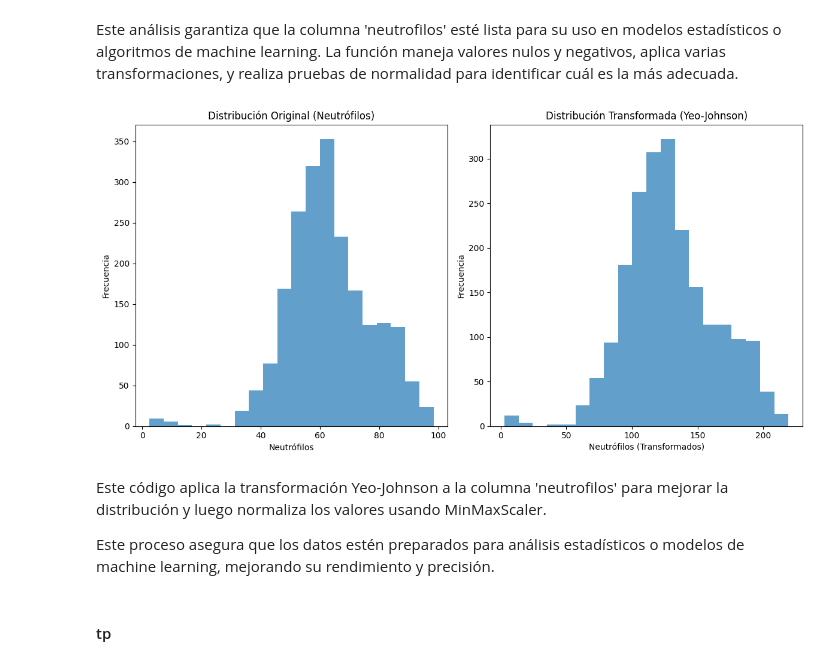
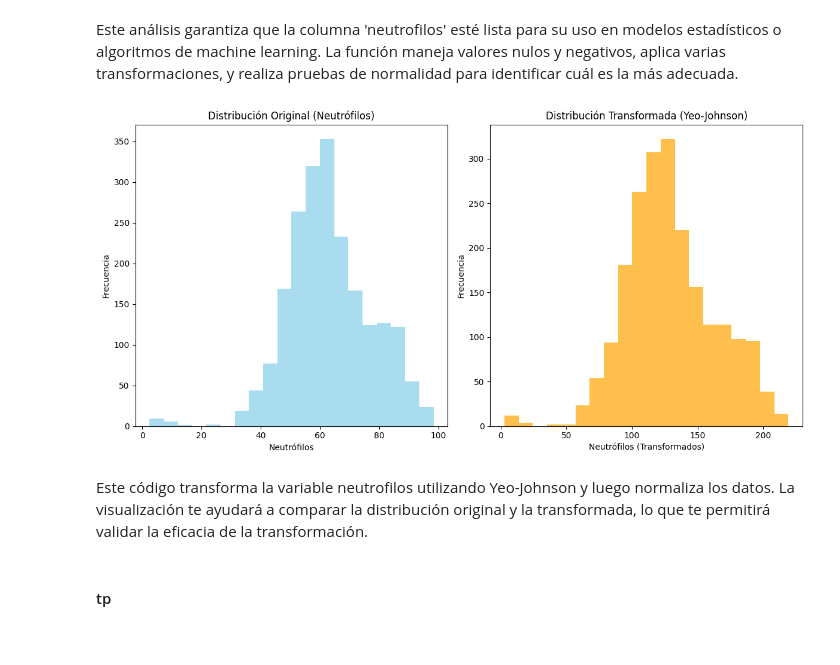
Before and after one commit to JuanMelendres/proyecto_integrador_equipo19, a Jupyter notebook: Avance2_19.ipynb, the cells around one changed output. Drawn from its saved outputs; the diff is of its cells as text; code cells hidden in the pictures.

```diff
--- a/Avance2_19.ipynb
+++ b/Avance2_19.ipynb
@@ -667,25 +856,30 @@ if (df["linfos"] <= 0).any():
     print("Ajustando valores negativos o nulos en 'linfos'.")
     df["linfos"] = df["linfos"] + abs(df["linfos"].min()) + 1
 
-# Aplicar la transformación de raíz cuadrada
-df["linfos_sr"] = np.sqrt(df["linfos"])
+# Inicializar el transformador Yeo-Johnson sin estandarización (standardize=False)
+transformer = PowerTransformer(method="yeo-johnson", standardize=False)
 
-# Normalizar los valores transformados
-scaler = MinMaxScaler(feature_range=(0, 1))
-df["linfos_sr_n"] = scaler.fit_transform(df[["linfos_sr"]])
+# Aplicar la transformación Yeo-Johnson a la columna 'linfos'
+df["linfos_yj"] = transformer.fit_transform(df[["linfos"]])
+
+# Normalizar los valores transformados con MinMaxScaler
+df["linfos_yj_n"] = scaler.fit_transform(df[["linfos_yj"]])
 
 # Comparación visual antes y después de la transformación
 plt.figure(figsize=(12, 6))
+
+# Histograma de la variable original
 plt.subplot(1, 2, 1)
-plt.hist(df["linfos"], bins=20, alpha=0.7)
+plt.hist(df["linfos"], bins=20, alpha=0.7, color='skyblue')
 plt.title("Distribución Original (Linfocitos)")
 plt.xlabel("Linfocitos")
 plt.ylabel("Frecuencia")
 
+# Histograma de la variable transformada con Yeo-Johnson
 plt.subplot(1, 2, 2)
-plt.hist(df["linfos_sr"], bins=20, alpha=0.7)
-plt.title("Distribución Transformada (Raíz Cuadrada)")
-plt.xlabel("Raíz Cuadrada de Linfocitos")
+plt.hist(df["linfos_yj"], bins=20, alpha=0.7, color='orange')
+plt.title("Distribución Transformada (Yeo-Johnson)")
+plt.xlabel("Linfocitos (Transformados)")
 plt.ylabel("Frecuencia")
 
 plt.tight_layout()
@@ -712,44 +904,44 @@ Box-Cox: Estadístico = 0.9795, p-value = 0.0000
 Yeo-Johnson: Estadístico = 0.9795, p-value = 0.0000
 # %% [markdown]
 Este análisis garantiza que la columna 'neutrofilos' esté lista para su uso en modelos estadísticos o algoritmos de machine learning. La función maneja valores nulos y negativos, aplica varias transformaciones, y realiza pruebas de normalidad para identificar cuál es la más adecuada.
-# %%
-df["neutrofilos_yj"], _ = stats.yeojohnson(df["neutrofilos"])
-df["neutrofilos_yj_n"] = scaler.fit_transform(df[["neutrofilos_yj"]])
 # %%
 # Verificar y manejar valores nulos
 if df["neutrofilos"].isnull().any():
     print("Advertencia: Se encontraron valores nulos en 'neutrofilos'. Se reemplazarán por la media.")
     df["neutrofilos"].fillna(df["neutrofilos"].mean(), inplace=True)
 
-# Aplicar la transformación Yeo-Johnson
-df["neutrofilos_yj"], _ = stats.yeojohnson(df["neutrofilos"])
+# Inicializar el transformador Yeo-Johnson sin estandarización automática (standardize=False)
+transformer = PowerTransformer(method="yeo-johnson", standardize=False)
 
-# Normalizar los valores transformados
-scaler = MinMaxScaler(feature_range=(0, 1))
+# Aplicar la transformación Yeo-Johnson a la columna 'neutrofilos'
+df["neutrofilos_yj"] = transformer.fit_transform(df[["neutrofilos"]])
+
+# Normalizar los valores transformados con MinMaxScaler
 df["neutrofilos_yj_n"] = scaler.fit_transform(df[["neutrofilos_yj"]])
 
 # Comparar visualmente las distribuciones original y transformada
 plt.figure(figsize=(12, 6))
+
+# Distribución original de 'neutrofilos'
 plt.subplot(1, 2, 1)
-plt.hist(df["neutrofilos"], bins=20, alpha=0.7)
+plt.hist(df["neutrofilos"], bins=20, alpha=0.7, color='skyblue')
 plt.title("Distribución Original (Neutrófilos)")
 plt.xlabel("Neutrófilos")
 plt.ylabel("Frecuencia")
 
+# Distribución transformada con Yeo-Johnson
 plt.subplot(1, 2, 2)
-plt.hist(df["neutrofilos_yj"], bins=20, alpha=0.7)
+plt.hist(df["neutrofilos_yj"], bins=20, alpha=0.7, color='orange')
 plt.title("Distribución Transformada (Yeo-Johnson)")
 plt.xlabel("Neutrófilos (Transformados)")
 plt.ylabel("Frecuencia")
 
 plt.tight_layout()
 plt.show()
 # %% [output]
-[figure, old version]
+[figure, new version]
-# %% [markdown]
-Este código aplica la transformación Yeo-Johnson a la columna 'neutrofilos' para mejorar la distribución y luego normaliza los valores usando MinMaxScaler.
-
-Este proceso asegura que los datos estén preparados para análisis estadísticos o modelos de machine learning, mejorando su rendimiento y precisión.
+# %% [markdown]
+Este código transforma la variable neutrofilos utilizando Yeo-Johnson y luego normaliza los datos. La visualización te ayudará a comparar la distribución original y la transformada, lo que te permitirá validar la eficacia de la transformación.
 # %% [markdown]
 #### tp
 # %%
```
Also changed, not shown: parts of 118 cells of this notebook.
